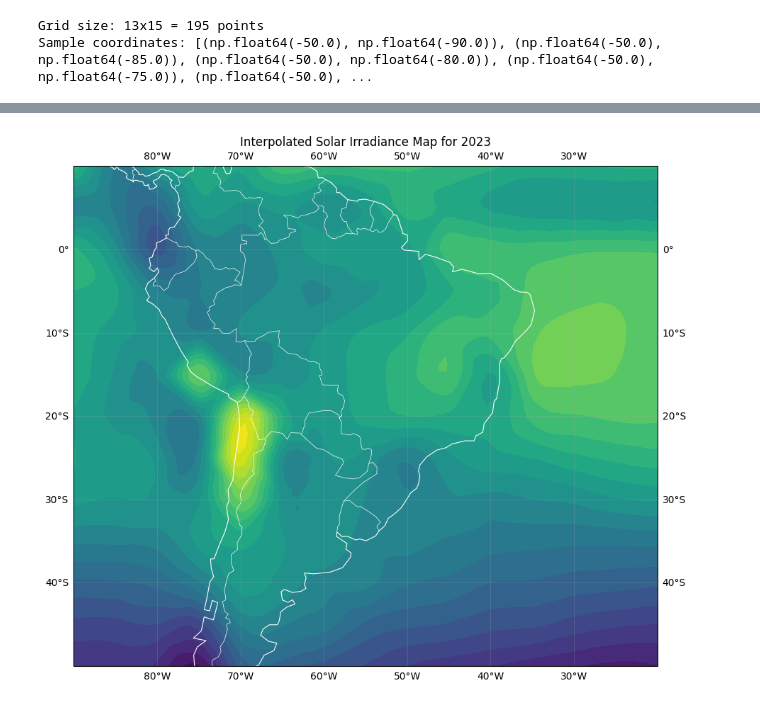
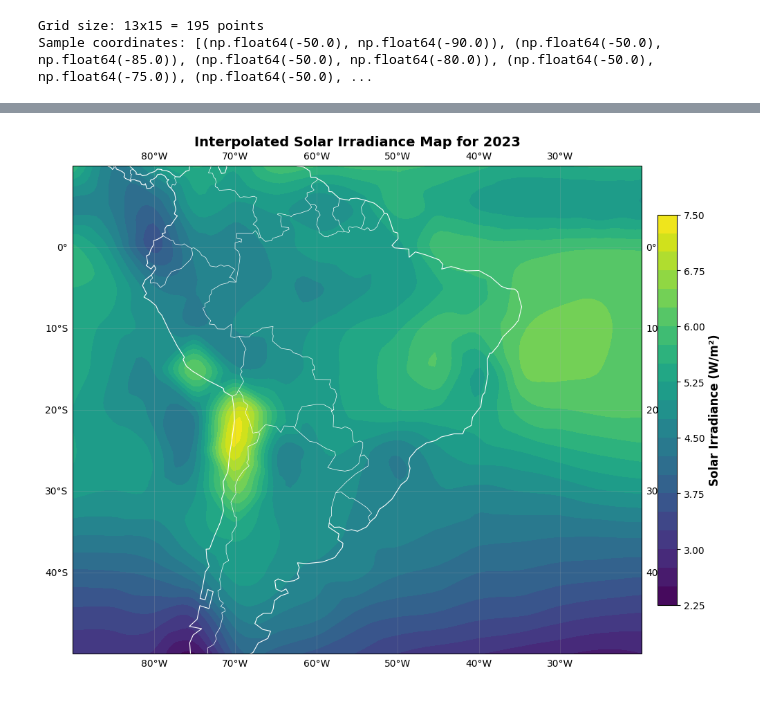
Before and after one commit to marc-herrero/UAB-the-hack25, a Jupyter notebook: nasa-power-api.ipynb, the cells around one changed output, grey strips where cells are left out. Saved outputs shown, nothing was run; the diff lists cells and outputs as text; code cells hidden in the pictures.

Commit message:
Finish NASA POWER API

```diff
--- a/nasa-power-api.ipynb
+++ b/nasa-power-api.ipynb
@@ -70,25 +68,25 @@ else:
 The ALLSKY_SFC_SW_DWN parameter represents the all-sky surface downward shortwave irradiance (W/m²).
 # %%
 # Define location (Brazil)
-latitude = -10.7833
-longitude = -53.08334
+test_latitude = -10.7833
+test_longitude = -53.08334
 
 # NASA POWER API parameters
-base_url = "https://power.larc.nasa.gov/api/temporal/monthly/point"
+base_url = "https://power.larc.nasa.gov/api/temporal/monthly/point?"
 parameters = "ALLSKY_SFC_SW_DWN"  # Solar irradiance at surface level (W/m²)
 
 # Build the full API request URL
 params = {
     "parameters": parameters,
     "community": "RE",  # Renewable Energy community
-    "longitude": longitude,
-    "latitude": latitude,
+    "longitude": test_longitude,
+    "latitude": test_latitude,
     "start": start_date,
     "end": end_date,
     "format": "JSON"
 }
 
-print(f"Retrieving solar irradiance data for coordinates ({latitude}, {longitude}) for year {year-1}")
+print(f"Retrieving solar irradiance data for coordinates ({test_latitude}, {test_longitude}) for year {year-1}")
 # %% [output]
 Retrieving solar irradiance data for coordinates (-10.7833, -53.08334) for year 2022
 # %% [markdown]
@@ -259,18 +223,14 @@ def fetch_regional_monthly_avg_irradiance(lat, lon, year, region_size=0.5):
 # %%
-# Year to analyze
-year = 2023
-
 # Limit the number of points to fetch (to avoid API rate limits)
 max_points = len(lats) * len(lons)
 
-coordinates
 
 print(f"Fetching data for {len(coordinates)} locations for year {year}...")
 
 # Fetch data using multithreading to speed up the process
 results = []
 with ThreadPoolExecutor(max_workers=None) as executor:
-    futures = [executor.submit(fetch_yearly_avg_irradiance, lat, lon, year)
+    futures = [executor.submit(fetch_yearly_avg_irradiance, lat, lon)
               for lat, lon in coordinates]
 
     for future in tqdm(futures):
@@ -350,48 +268,39 @@ grid_lon = np.linspace(min_lon, max_lon, 100)
 grid_lon, grid_lat = np.meshgrid(grid_lon, grid_lat)
 
 # Interpolate data - Important: Note the order of coordinates for proper interpolation
 points = irradiance_df[['longitude', 'latitude']].values
 values = irradiance_df['irradiance'].values
 # Use the same coordinate order for sample points and grid points
 grid_irr = griddata(points, values, (grid_lon, grid_lat), method='cubic')
 
-# Create a new plot
-fig, ax = plt.subplots(figsize=(12, 8))
-# Plot with longitude on X-axis and latitude on Y-axis for correct geospatial orientation
-contour = plt.contourf(grid_lon, grid_lat, grid_irr, cmap='viridis', levels=20)
-plt.colorbar(contour, label='Solar Irradiance (W/m²)')
-
-# Add scatter points of actual data
-# Add terrestrial borders using cartopy or geopandas
-
-# Close the previous figure to avoid overlay issues
-plt.close(fig)
-
-# Create a new figure with proper cartopy projection from the beginning
+# Create a new figure with proper cartopy projection
 fig = plt.figure(figsize=(12, 8))
 ax = plt.axes(projection=ccrs.PlateCarree())
 
 # Plot the contour on the cartopy axes with proper projection
 contour = ax.contourf(grid_lon, grid_lat, grid_irr, cmap='viridis',
-                        levels=20, transform=ccrs.PlateCarree())
+                      levels=20, transform=ccrs.PlateCarree())
 
 # Add map features
 ax.add_feature(cfeature.COASTLINE, edgecolor='white', linewidth=0.8)
 ax.add_feature(cfeature.BORDERS, edgecolor='white', linewidth=0.5)
+
+# Add a color bar with clear labeling
+cbar = plt.colorbar(contour, ax=ax, orientation='vertical', pad=0.02, shrink=0.8)
+cbar.set_label('Solar Irradiance (W/m²)', fontsize=12, fontweight='bold')
+cbar.ax.tick_params(labelsize=10)
 
 # Add gridlines
 ax.gridlines(draw_labels=True, linewidth=0.5, alpha=0.3)
 
 # Set extent based on our data bounds
 ax.set_extent([min_lon, max_lon, min_lat, max_lat], ccrs.PlateCarree())
-# ax.set_position(ax_new.get_position())
-# ax_new.set_position(ax.get_position())
 
-plt.title(f'Interpolated Solar Irradiance Map for {year}')
+plt.title(f'Interpolated Solar Irradiance Map for {year}', fontsize=14, fontweight='bold')
 plt.xlabel('Longitude')
 plt.ylabel('Latitude')
 plt.grid(alpha=0.3)
 plt.tight_layout()
 plt.show()
 # %% [output]
-[figure, old version]
+[figure, new version]
```
Also changed, not shown: parts of 7 cells of this notebook.
